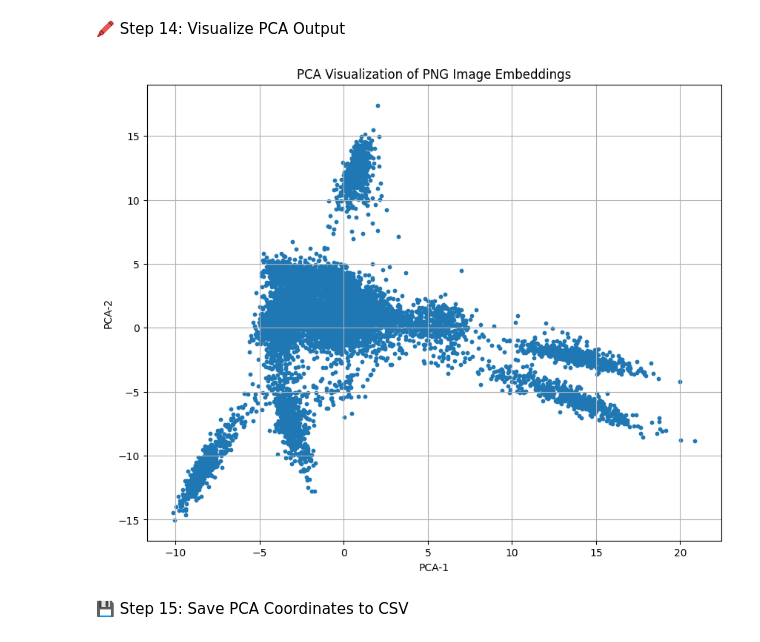
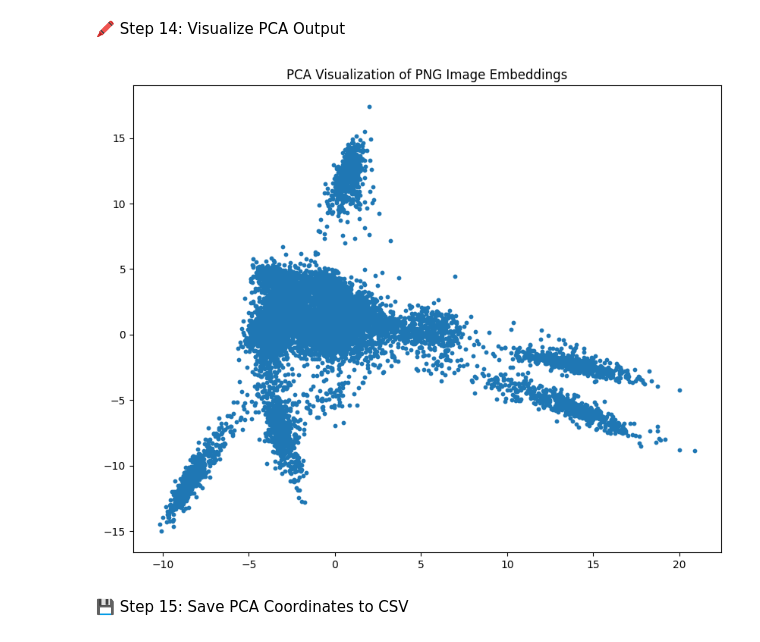
Before and after one commit to chirayupatel9/DSCI-592, a Jupyter notebook: ml_pytorch.ipynb, the cells around one changed output. Cells and saved outputs as stored; diff of their text form; code cells hidden in the pictures.

```diff
--- a/ml_pytorch.ipynb
+++ b/ml_pytorch.ipynb
@@ -86,7 +89,7 @@ class UnlabeledImageDataset(Dataset):
 # %% [markdown]
 📦 Step 5: Create DataLoader
 # %%
-folder_path = "data/new"
+folder_path = "data/output/png"
 
 transform = transforms.Compose([
     transforms.Resize((224, 224)),
@@ -202,13 +197,10 @@ print("✅ PCA completed.")
 # %%
 plt.figure(figsize=(10, 8))
 plt.scatter(pca_result[:, 0], pca_result[:, 1], s=10)
 plt.title("PCA Visualization of PNG Image Embeddings")
-plt.xlabel("PCA-1")
-plt.ylabel("PCA-2")
-plt.grid(True)
 plt.show()
 # %% [output]
-[figure, old version]
+[figure, new version]
 # %% [markdown]
 💾 Step 15: Save PCA Coordinates to CSV
 # %%
```
Also changed, not shown: parts of 11 cells of this notebook, 5 other files.
